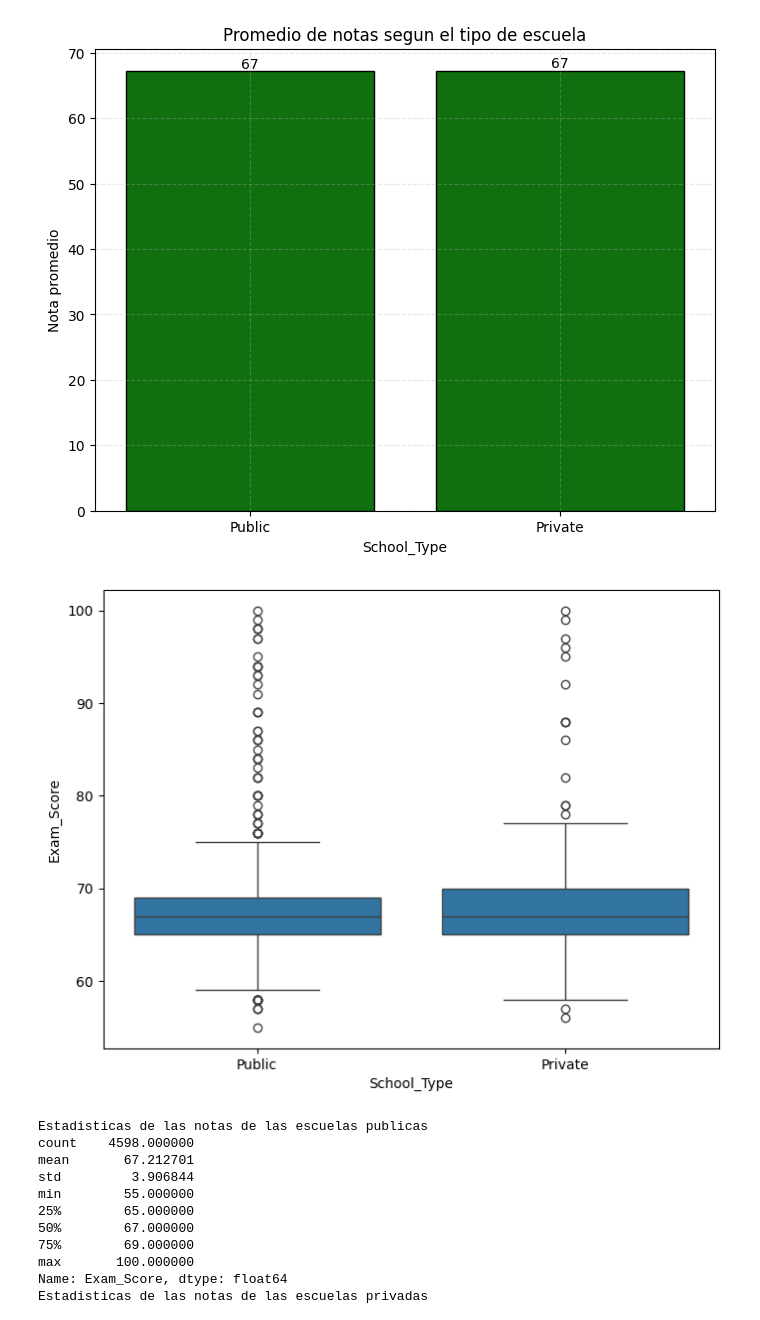
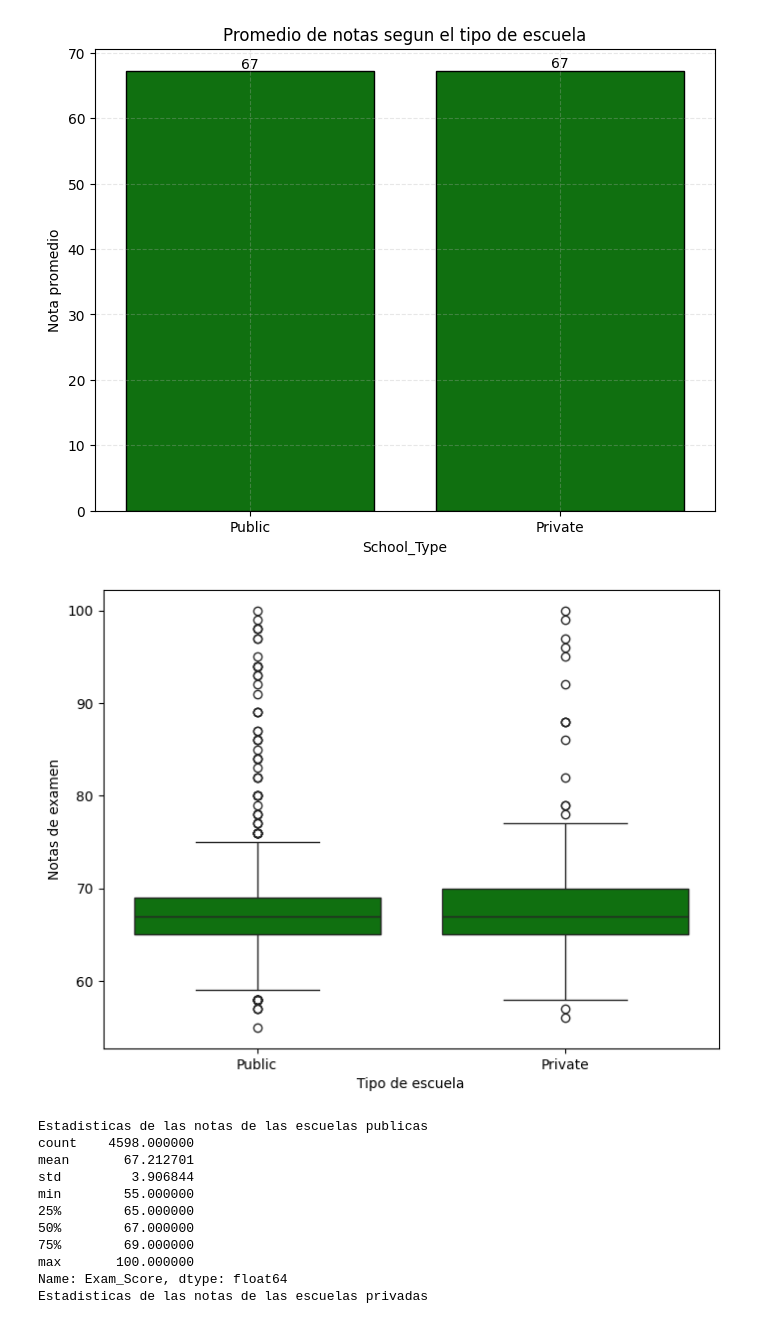
Before and after one commit to LuqGon/student_performance, a Jupyter notebook: student_performance_factors.ipynb, the cells around one changed output. Cells and saved outputs as stored; diff of their text form; code cells hidden in the pictures.

```diff
--- a/student_performance_factors.ipynb
+++ b/student_performance_factors.ipynb
@@ -131,10 +165,12 @@ plt.show()
 [figure]
 # %%
 plt.figure(figsize=(8,6))
-sns.boxplot(data=student_performance, x='School_Type', y='Exam_Score')
+sns.boxplot(data=student_performance, x='School_Type', y='Exam_Score',color='green')
+plt.xlabel("Tipo de escuela")
+plt.ylabel("Notas de examen")
 plt.show()
 # %% [output]
-[figure, old version]
+[figure, new version]
 # %%
 print("Estadisticas de las notas de las escuelas publicas")
 print(student_performance.loc[student_performance["School_Type"] == "Public"]['Exam_Score'].describe())
```
Also changed, not shown: parts of 14 cells of this notebook.
